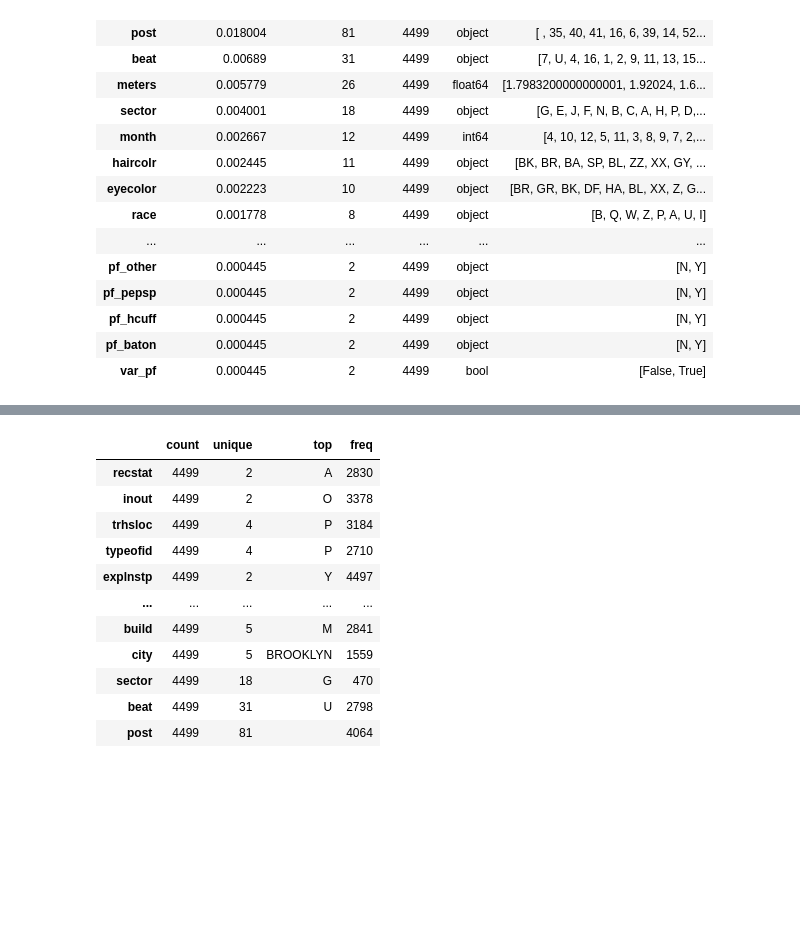
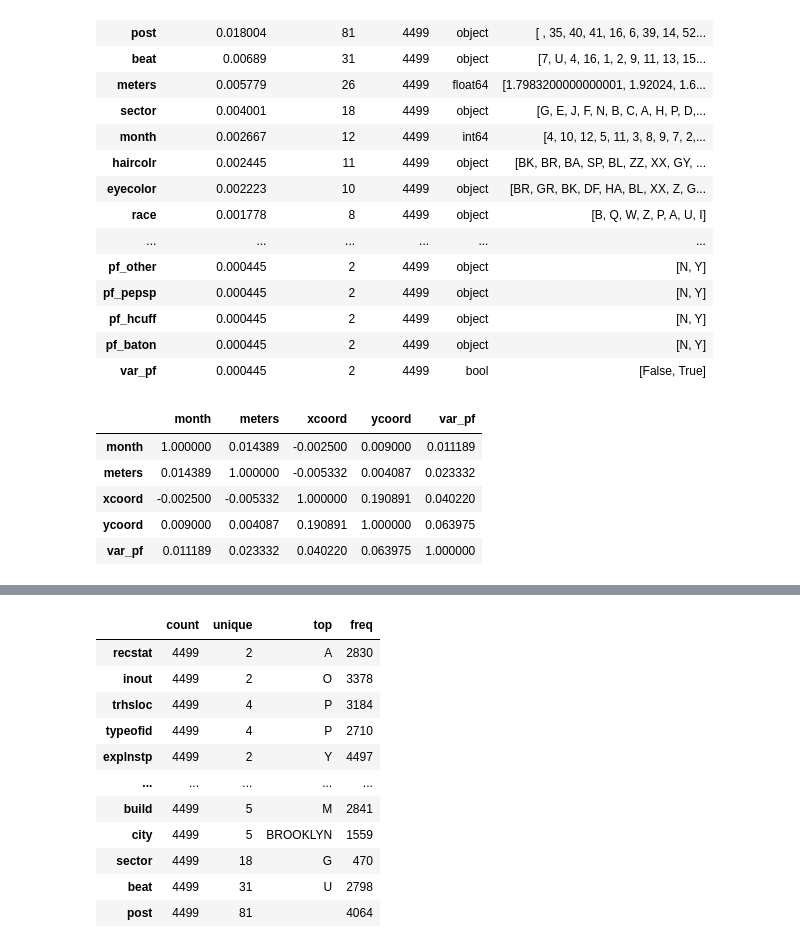
Before and after one commit to tomaspemora/desafio-latam-tareas-BA-TP, a Jupyter notebook: machine_learning/prueba/crimenes/crimenesBA2.ipynb, the cells around one changed output, grey strips where cells are left out. Cells and saved outputs as stored; diff of their text form; code cells hidden in the pictures; blank space fills up the shorter version.

```diff
--- a/machine_learning/prueba/crimenes/crimenesBA2.ipynb
+++ b/machine_learning/prueba/crimenes/crimenesBA2.ipynb
@@ -226,4 +226,13 @@ hp.cat_num_rate_analysis(proc_df)
 | pf_hcuff | 0.000445 | 2 | 4499 | object | [N, Y] |
 | pf_baton | 0.000445 | 2 | 4499 | object | [N, Y] |
 | var_pf | 0.000445 | 2 | 4499 | bool | [False, True] |
+# %%
+proc_df.corr()
+# %% [output]
+|  | month | meters | xcoord | ycoord | var_pf |
+| month | 1.000000 | 0.014389 | -0.002500 | 0.009000 | 0.011189 |
+| meters | 0.014389 | 1.000000 | -0.005332 | 0.004087 | 0.023332 |
+| xcoord | -0.002500 | -0.005332 | 1.000000 | 0.190891 | 0.040220 |
+| ycoord | 0.009000 | 0.004087 | 0.190891 | 1.000000 | 0.063975 |
+| var_pf | 0.011189 | 0.023332 | 0.040220 | 0.063975 | 1.000000 |
 # %%
```
Also changed, not shown: parts of 4 cells of this notebook, 2 other files.
